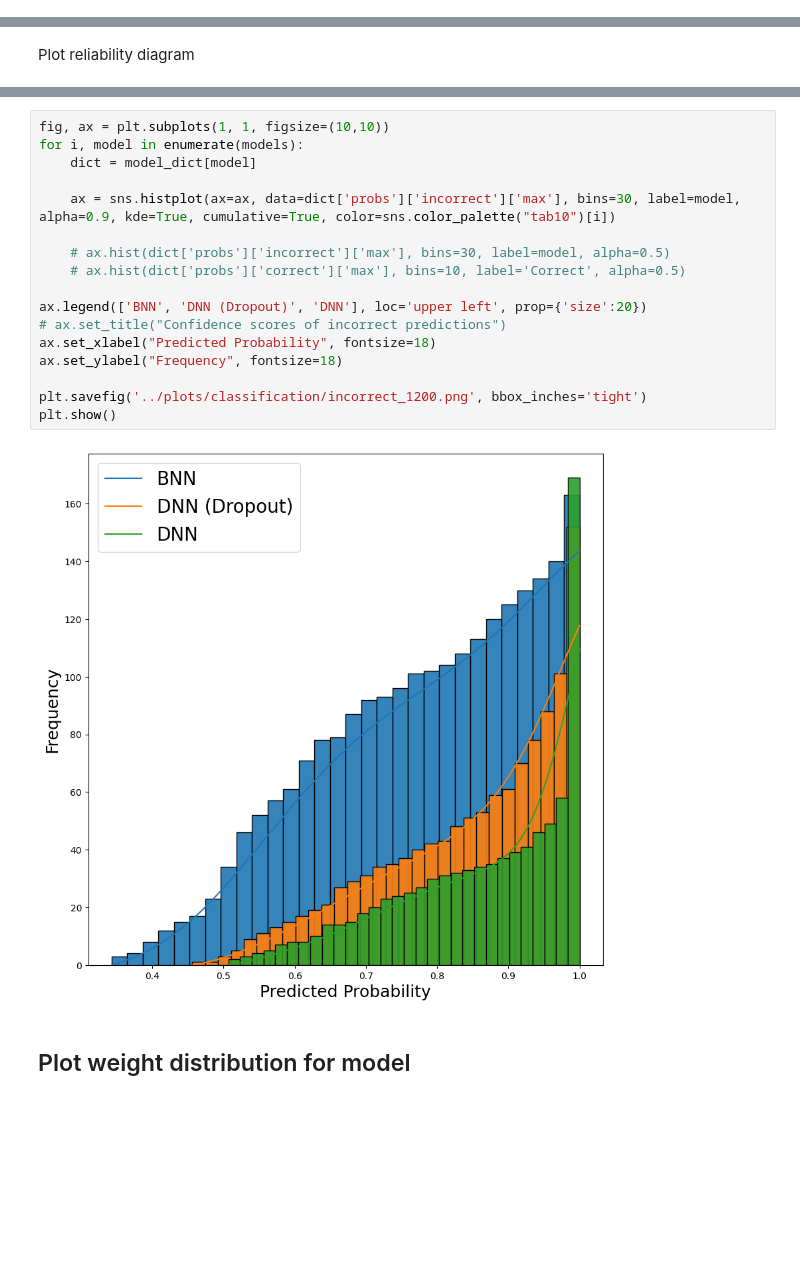
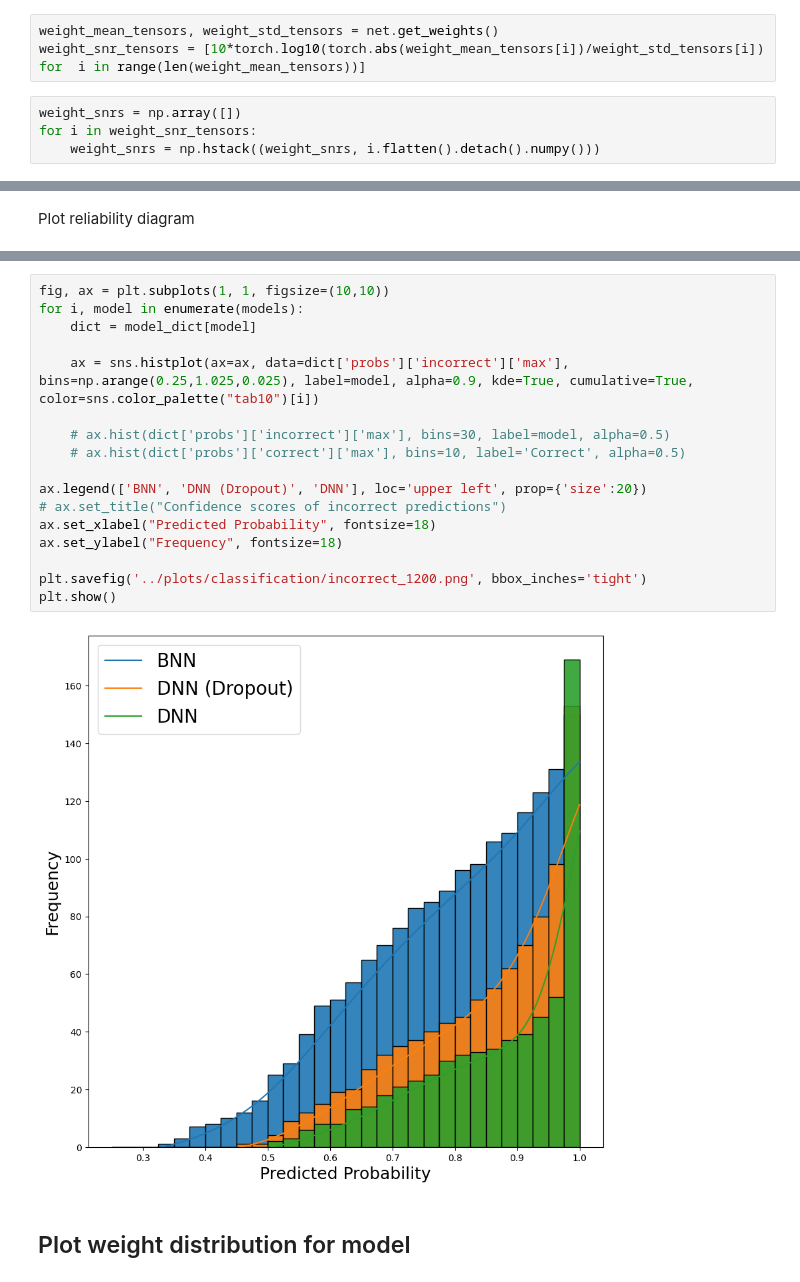
Before and after one commit to Cambridge-Uni-MLMI-Advanced-ML-21-22-G7/BBB, a Jupyter notebook: jupyter/classification.ipynb, the cells around one changed output, grey strips where cells are left out. Drawn from its saved outputs; the diff is of its cells as text; blank space fills up the shorter version.

```diff
--- a/jupyter/classification.ipynb
+++ b/jupyter/classification.ipynb
@@ -88,0 +166,7 @@ net.model.load_state_dict(torch.load(os.path.join(MODEL_DETAILS.dir, 'model.pt')
+# %%
+weight_mean_tensors, weight_std_tensors = net.get_weights()
+weight_snr_tensors = [10*torch.log10(torch.abs(weight_mean_tensors[i])/weight_std_tensors[i]) for  i in range(len(weight_mean_tensors))]
+# %%
+weight_snrs = np.array([])
+for i in weight_snr_tensors:
+    weight_snrs = np.hstack((weight_snrs, i.flatten().detach().numpy()))
@@ -297,22 +352,22 @@ plt.show()
 # %%
 fig, ax = plt.subplots(1, 1, figsize=(10,10))
 for i, model in enumerate(models):
     dict = model_dict[model]
 
-    ax = sns.histplot(ax=ax, data=dict['probs']['incorrect']['max'], bins=30, label=model, alpha=0.9, kde=True, cumulative=True, color=sns.color_palette("tab10")[i])
+    ax = sns.histplot(ax=ax, data=dict['probs']['incorrect']['max'], bins=np.arange(0.25,1.025,0.025), label=model, alpha=0.9, kde=True, cumulative=True, color=sns.color_palette("tab10")[i])
 
     # ax.hist(dict['probs']['incorrect']['max'], bins=30, label=model, alpha=0.5)
     # ax.hist(dict['probs']['correct']['max'], bins=10, label='Correct', alpha=0.5)
 
 ax.legend(['BNN', 'DNN (Dropout)', 'DNN'], loc='upper left', prop={'size':20})
 # ax.set_title("Confidence scores of incorrect predictions")
 ax.set_xlabel("Predicted Probability", fontsize=18)
 ax.set_ylabel("Frequency", fontsize=18)
 
 plt.savefig('../plots/classification/incorrect_1200.png', bbox_inches='tight')
 plt.show()
 # %% [output]
-[figure, old version]
+[figure, new version]
 # %% [markdown]
 ## Plot weight distribution for model
 # %%
```
Also changed, not shown: parts of 22 cells of this notebook, 4 other files.
